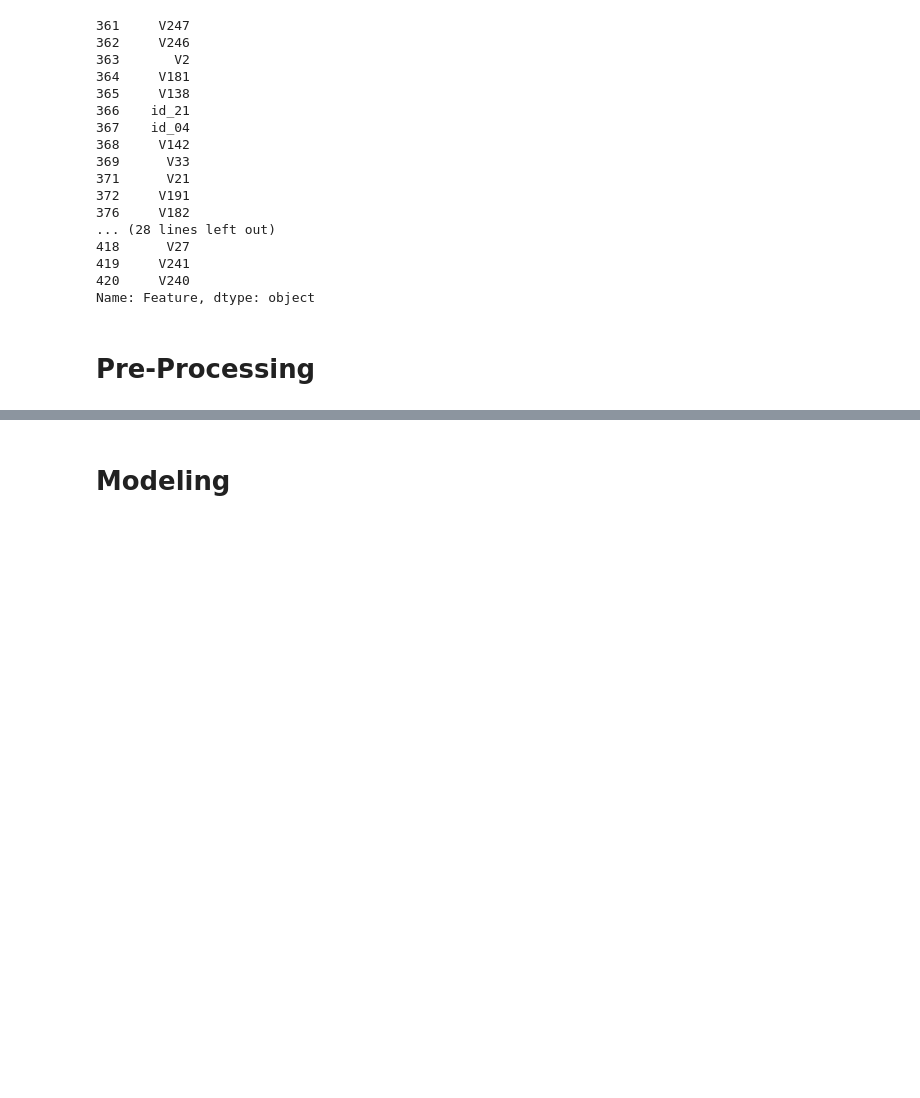
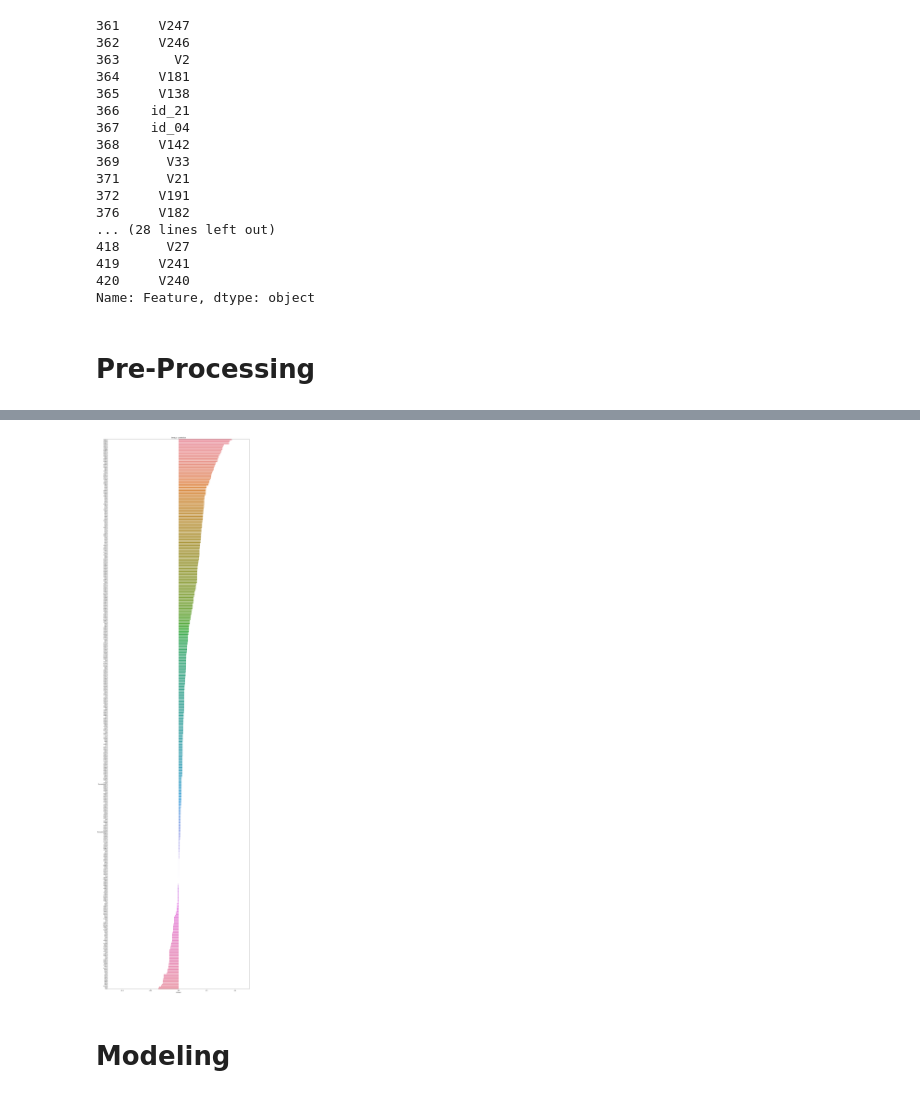
Before and after one commit to Jafarpisheh/IEEE-CIS-Fraud-Detection, a Jupyter notebook: FraudDetection.ipynb, the cells around one changed output, grey strips where cells are left out. Drawn from its saved outputs; the diff is of its cells as text; code cells hidden in the pictures; blank space fills up the shorter version.

```diff
--- a/FraudDetection.ipynb
+++ b/FraudDetection.ipynb
@@ -270,3 +270,9 @@ def preprocess(df):
     df.fillna(value = -999, inplace = True)
 
     return(df)
+# %%
+correlations = df_train.corr()['isFraud']
+# %%
+corr_df = pd.DataFrame({'isFraud': correlations.drop('isFraud', axis = 0)})
+# %%
+corr_df.sort_values(by = 'isFraud', ascending=False, inplace = True)
@@ -273,3 +295,10 @@ def preprocess(df):
+# %%
+plt.figure(figsize = (20,80));
+sns.barplot(data=corr_df, x='isFraud', y=corr_df.index);
+plt.title('isFraud Correlation');
+plt.xlim(-0.5,0.5);
+# %% [output]
+[figure, added]
 # %%
 df_train = preprocess(df_train)
 df_test = preprocess(df_test)
```
Also changed, not shown: parts of 3 cells of this notebook.
